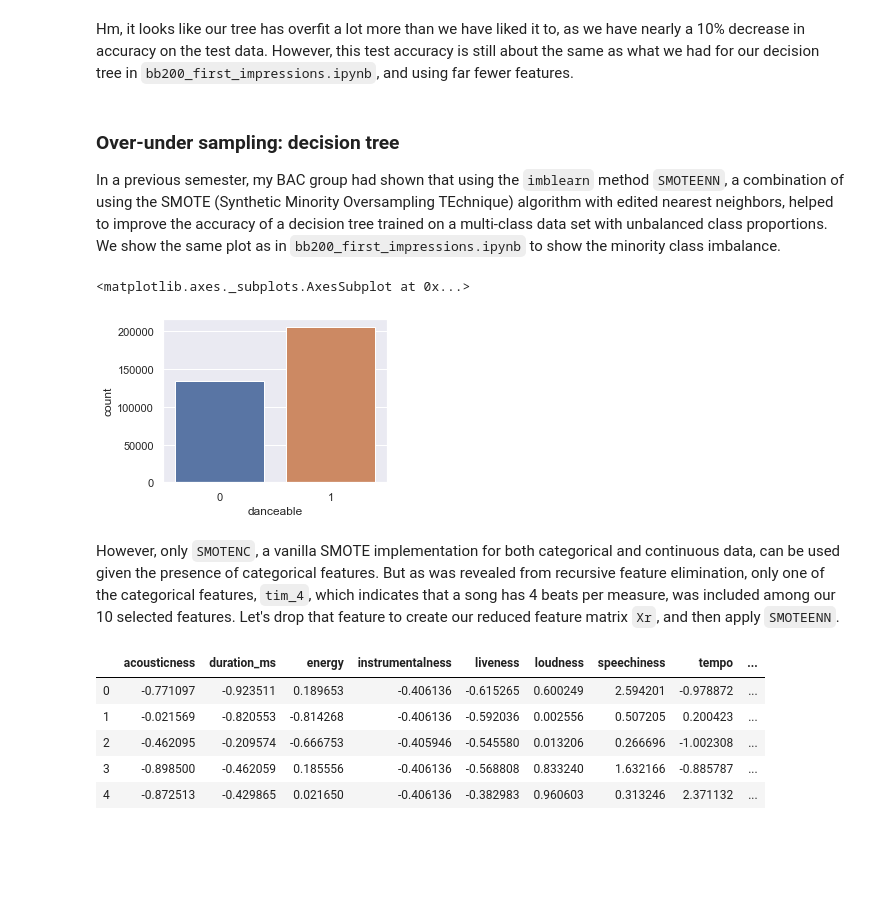
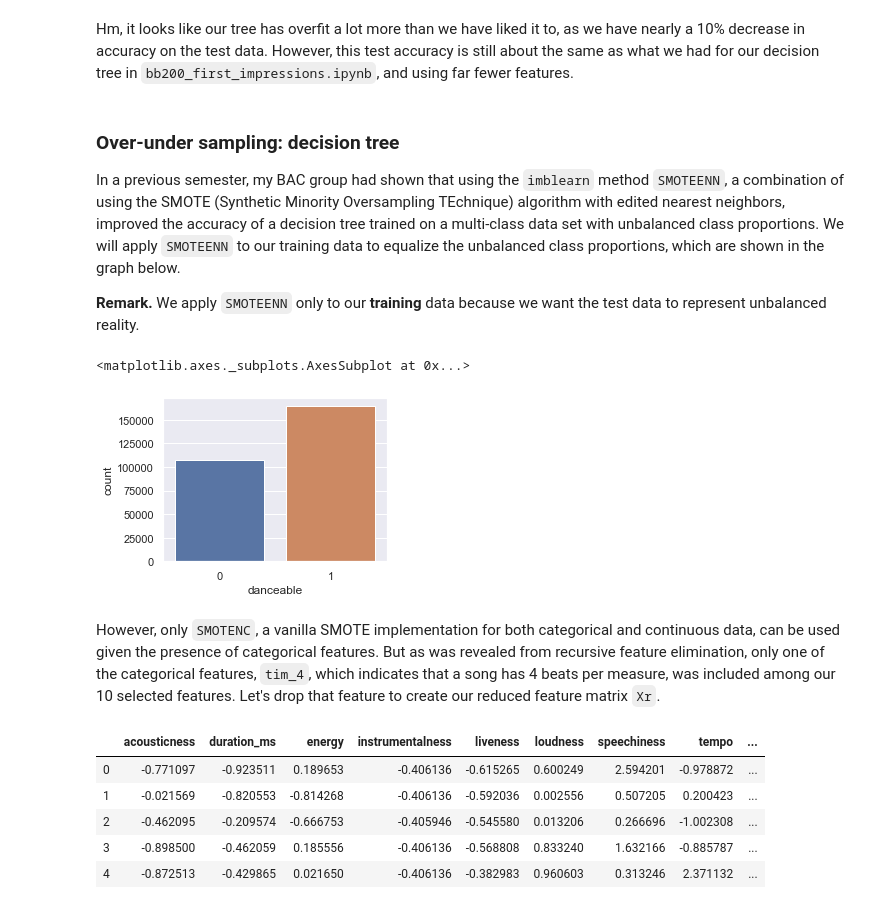
Before and after one commit to phetdam/tomodachi_proj, a Jupyter notebook: bb200_second_impression.ipynb, the cells around one changed output. Drawn from its saved outputs; the diff is of its cells as text; code cells hidden in the pictures; blank space fills up the shorter version.

```diff
--- a/bb200_second_impression.ipynb
+++ b/bb200_second_impression.ipynb
@@ -131,15 +131,17 @@ Hm, it looks like our tree has overfit a lot more than we have liked it to, as w
 # %% [markdown]
 ### Over-under sampling: decision tree
 
-In a previous semester, my BAC group had shown that using the `imblearn` method `SMOTEENN`, a combination of using the SMOTE (Synthetic Minority Oversampling TEchnique) algorithm with edited nearest neighbors, helped to improve the accuracy of a decision tree trained on a multi-class data set with unbalanced class proportions. We show the same plot as in `bb200_first_impressions.ipynb` to show the minority class imbalance.
+In a previous semester, my BAC group had shown that using the `imblearn` method `SMOTEENN`, a combination of using the SMOTE (Synthetic Minority Oversampling TEchnique) algorithm with edited nearest neighbors, improved the accuracy of a decision tree trained on a multi-class data set with unbalanced class proportions. We will apply `SMOTEENN` to our training data to equalize the unbalanced class proportions, which are shown in the graph below.
+
+**Remark.** We apply `SMOTEENN` only to our **training** data because we want the test data to represent unbalanced reality.
 # %%
 fig, ax = plt.subplots(nrows = 1, ncols = 1, figsize = (4, 3))
-sns.countplot(y["danceable"], ax = ax)
+sns.countplot(y_train["danceable"], ax = ax)
 # %% [output]
 <matplotlib.axes._subplots.AxesSubplot at 0x...>
-[figure, old version]
+[figure, new version]
 # %% [markdown]
-However, only `SMOTENC`, a vanilla SMOTE implementation for both categorical and continuous data, can be used given the presence of categorical features. But as was revealed from recursive feature elimination, only one of the categorical features, `tim_4`, which indicates that a song has 4 beats per measure, was included among our 10 selected features. Let's drop that feature to create our reduced feature matrix `Xr`, and then apply `SMOTEENN`.
+However, only `SMOTENC`, a vanilla SMOTE implementation for both categorical and continuous data, can be used given the presence of categorical features. But as was revealed from recursive feature elimination, only one of the categorical features, `tim_4`, which indicates that a song has 4 beats per measure, was included among our 10 selected features. Let's drop that feature to create our reduced feature matrix `Xr`.
 # %%
 Xr = X[sfdf[:-1]].copy()
 Xr.head()
```
Also changed, not shown: parts of 38 cells of this notebook.
